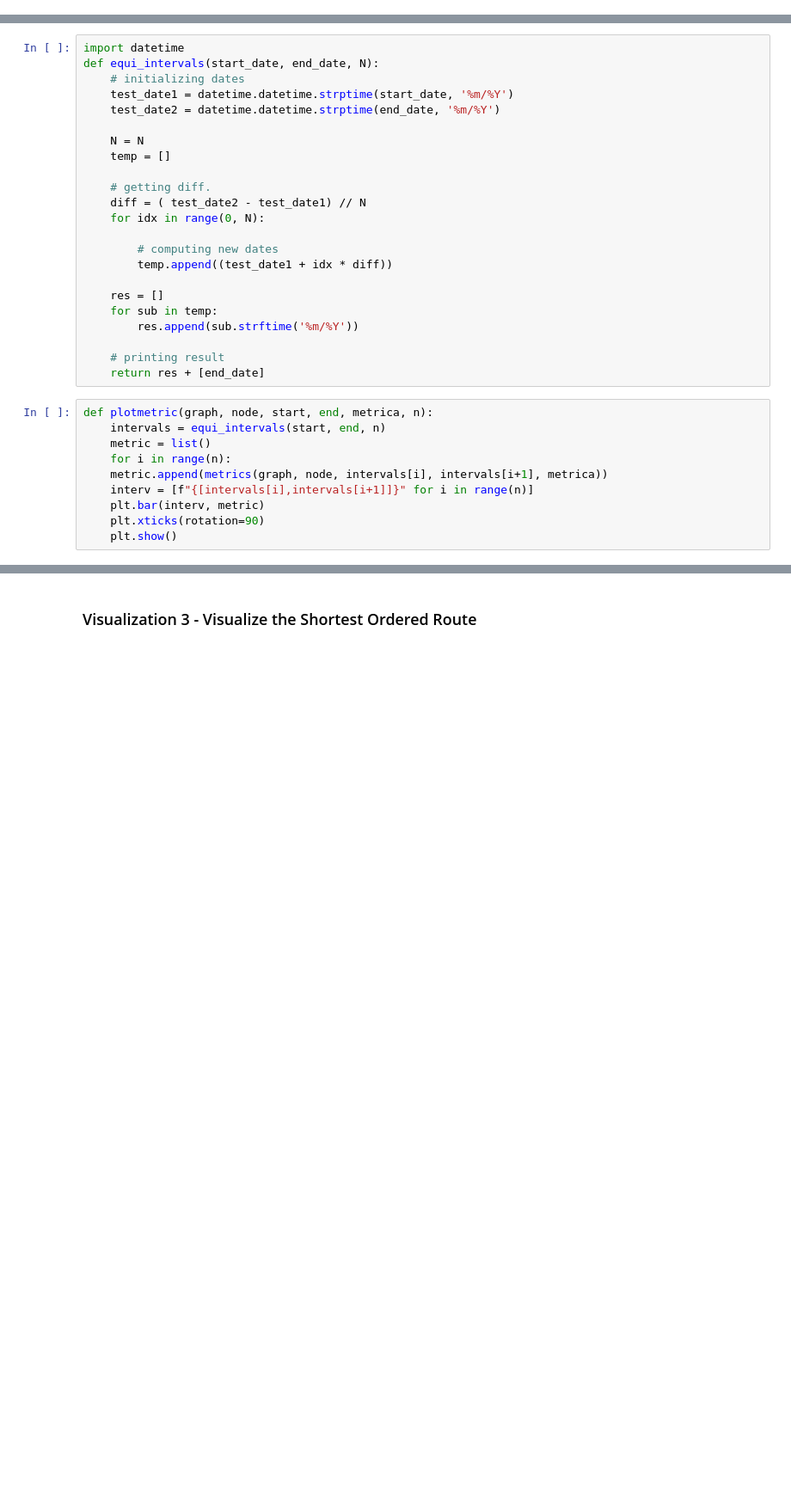
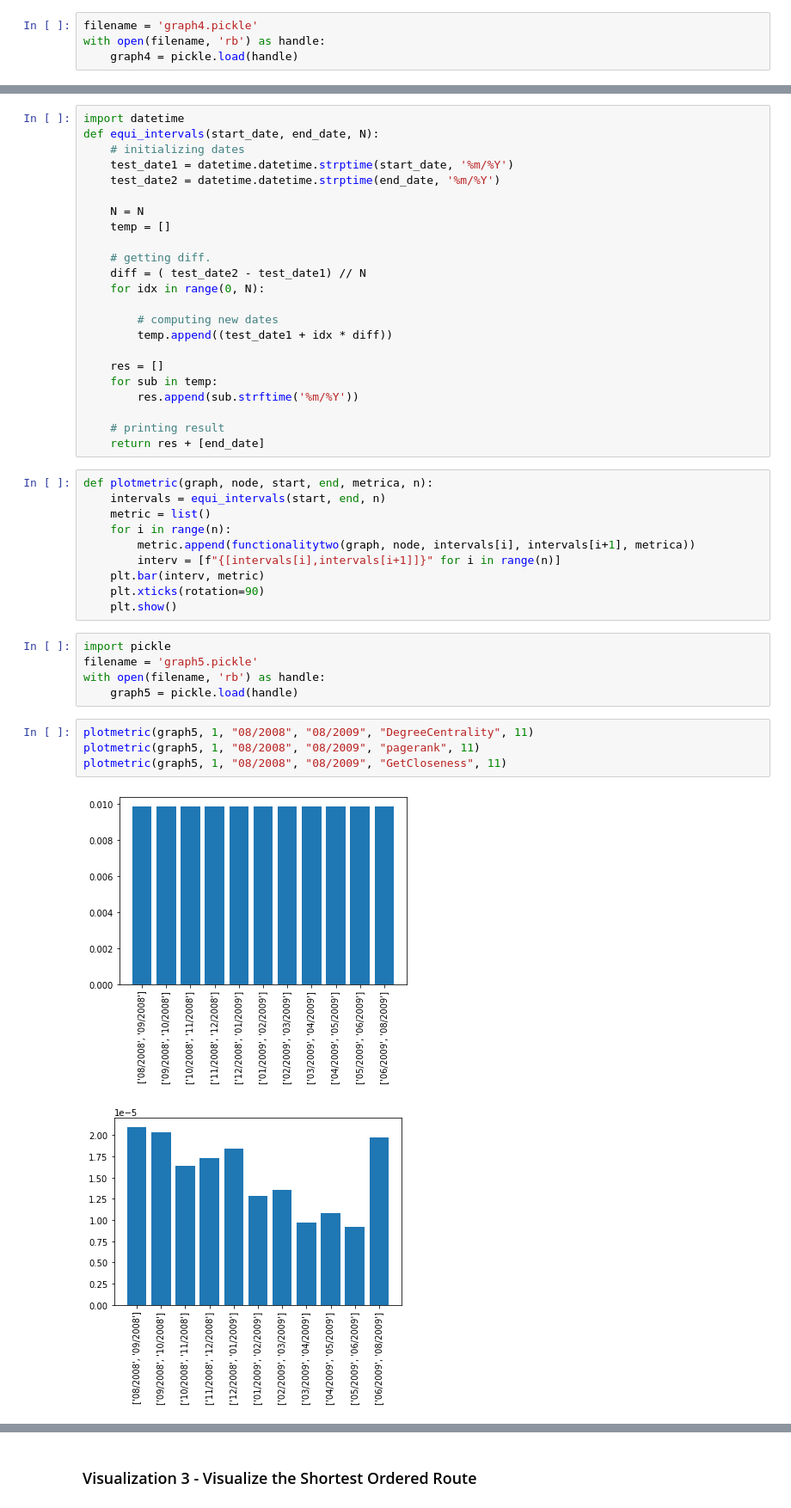
Before and after one commit to Mantuano-A/ADM-HW5, a Jupyter notebook: ADM_HW5_Mina.ipynb, the cells around one changed output, grey strips where cells are left out. Shown at 86% size. Saved outputs shown, nothing was run; the diff lists cells and outputs as text; blank space fills up the shorter version.

```diff
--- a/ADM_HW5_Mina.ipynb
+++ b/ADM_HW5_Mina.ipynb
@@ -183,0 +202,4 @@ GetCloseness(graph, 3, "08/2008", "01/2009")
+# %%
+filename = 'graph4.pickle'
+with open(filename, 'rb') as handle:
+    graph4 = pickle.load(handle)
@@ -333,8 +388,20 @@ def plotmetric(graph, node, start, end, metrica, n):
     intervals = equi_intervals(start, end, n)
     metric = list()
     for i in range(n):
-    metric.append(metrics(graph, node, intervals[i], intervals[i+1], metrica))
-    interv = [f"{[intervals[i],intervals[i+1]]}" for i in range(n)]
+        metric.append(functionalitytwo(graph, node, intervals[i], intervals[i+1], metrica))
+        interv = [f"{[intervals[i],intervals[i+1]]}" for i in range(n)]
     plt.bar(interv, metric)
     plt.xticks(rotation=90)
     plt.show()
+# %%
+import pickle
+filename = 'graph5.pickle'
+with open(filename, 'rb') as handle:
+    graph5 = pickle.load(handle)
+# %%
+plotmetric(graph5, 1, "08/2008", "08/2009", "DegreeCentrality", 11)
+plotmetric(graph5, 1, "08/2008", "08/2009", "pagerank", 11)
+plotmetric(graph5, 1, "08/2008", "08/2009", "GetCloseness", 11)
+# %% [output]
+[figure, added]
+[figure, added]
```
Also changed, not shown: parts of 38 cells of this notebook, 2 other files.
